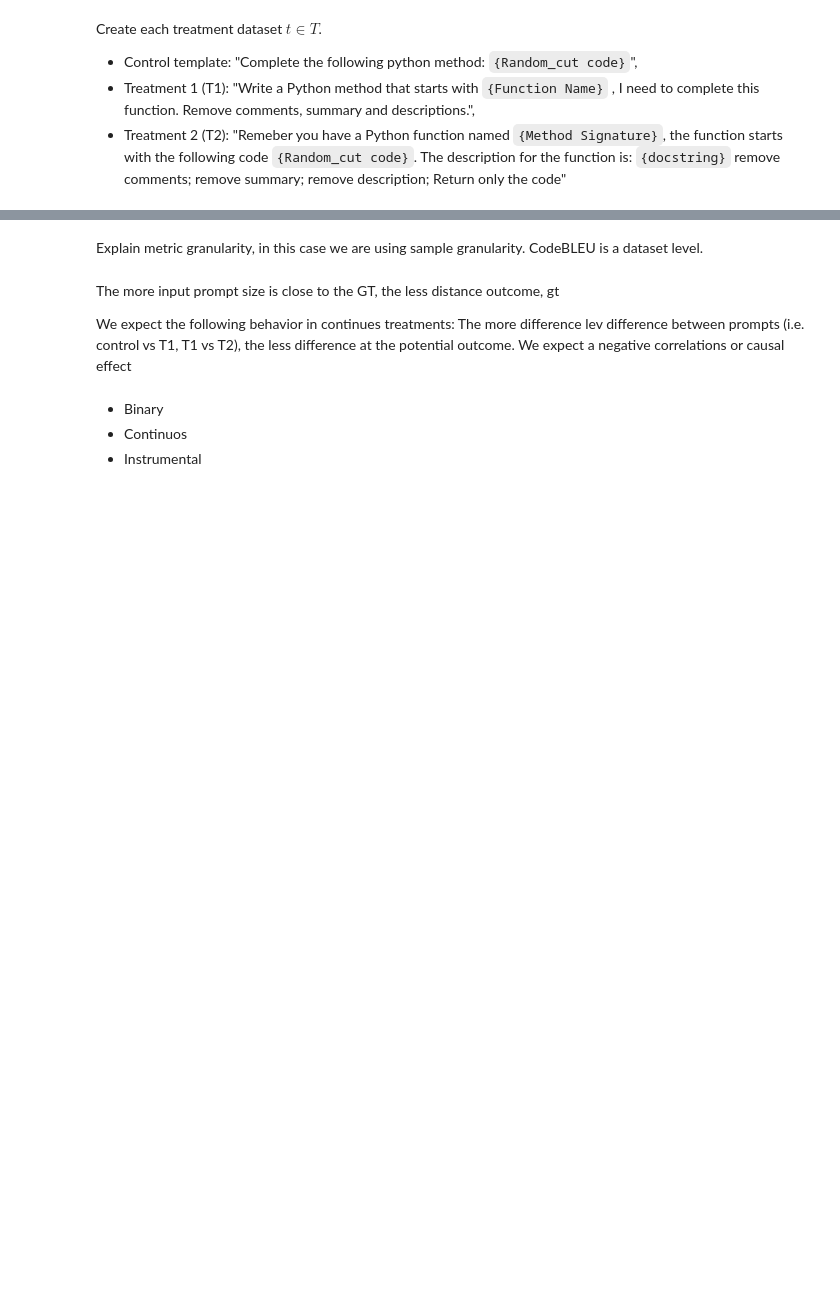
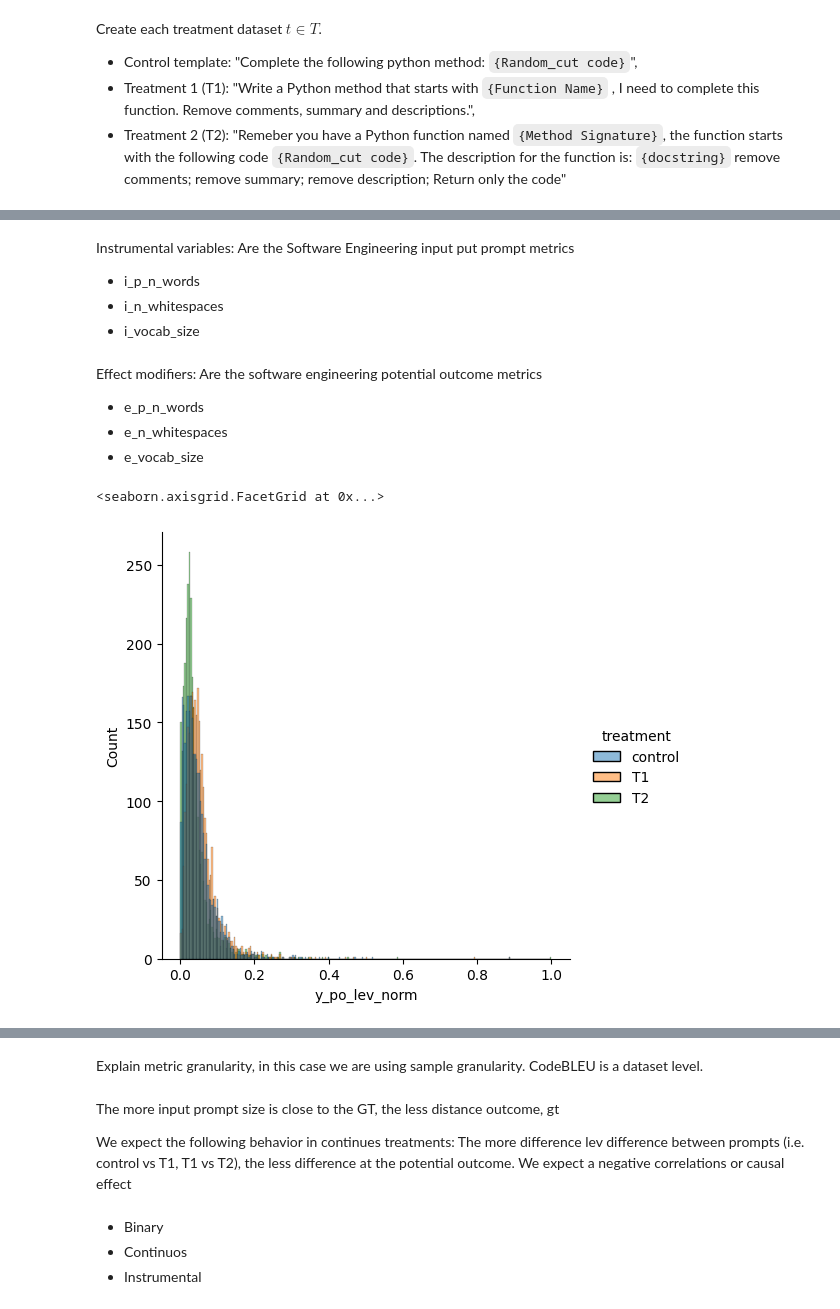
Before and after one commit to WM-SEMERU/galeras-benchmark, a Jupyter notebook: docs/source/02_case_study_prompt_eng_propensity.ipynb, the cells around one changed output, grey strips where cells are left out. Drawn from its saved outputs; the diff is of its cells as text; code cells hidden in the pictures; blank space fills up the shorter version.

Commit message:
update the case study prompt

```diff
--- a/docs/source/02_case_study_prompt_eng_propensity.ipynb
+++ b/docs/source/02_case_study_prompt_eng_propensity.ipynb
@@ -179,0 +129,11 @@ treatments_df['y_lev'] = treatments_df.apply(calculate_distance, axis=1)
+# %% [markdown]
+Instrumental variables: Are the Software Engineering input put prompt metrics
+
+- i_p_n_words
+- i_n_whitespaces
+- i_vocab_size
+# %% [markdown]
+Effect modifiers: Are the software engineering potential outcome metrics
+- e_p_n_words
+- e_n_whitespaces
+- e_vocab_size
@@ -179,0 +142,5 @@ treatments_df['y_lev'] = treatments_df.apply(calculate_distance, axis=1)
+# %%
+sns.displot(treatments_df, x="y_po_lev_norm", hue="treatment")
+# %% [output]
+<seaborn.axisgrid.FacetGrid at 0x...>
+[figure, added]
```
Also changed, not shown: parts of 91 cells of this notebook, 2 other files.
